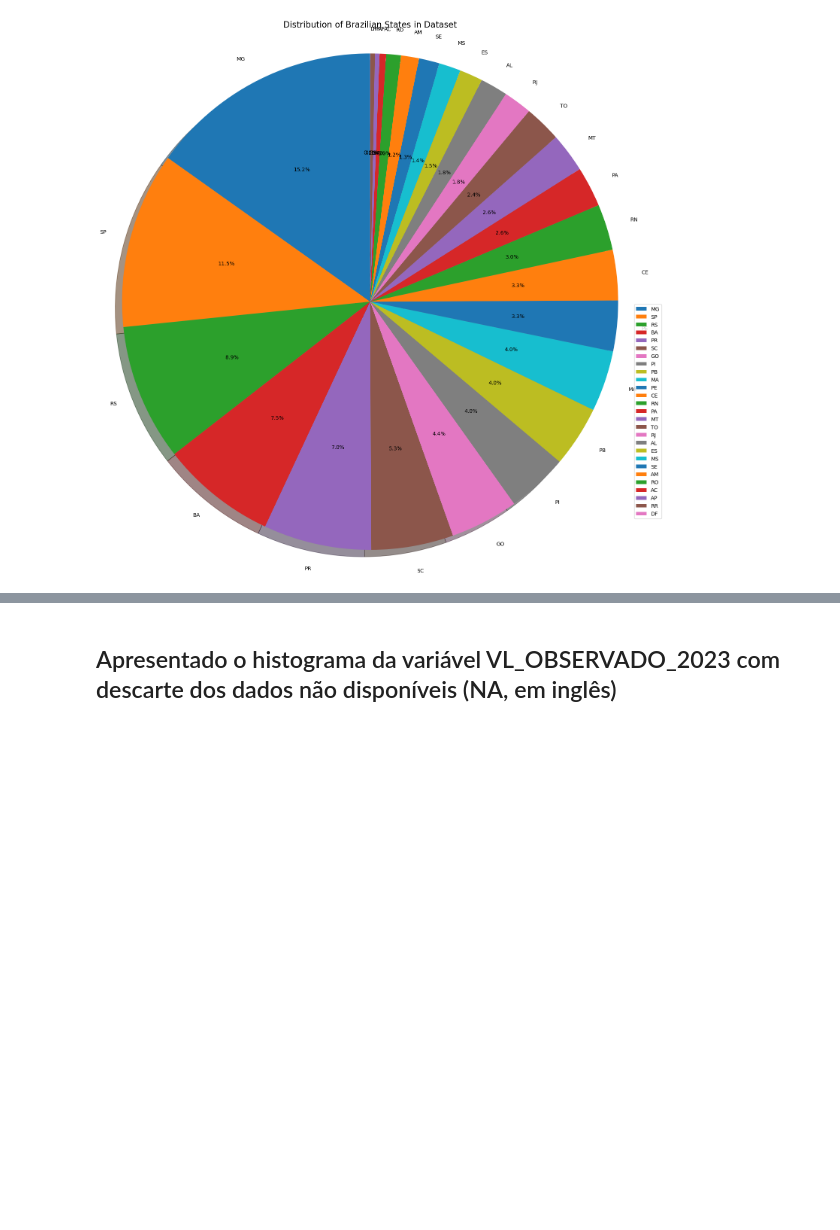
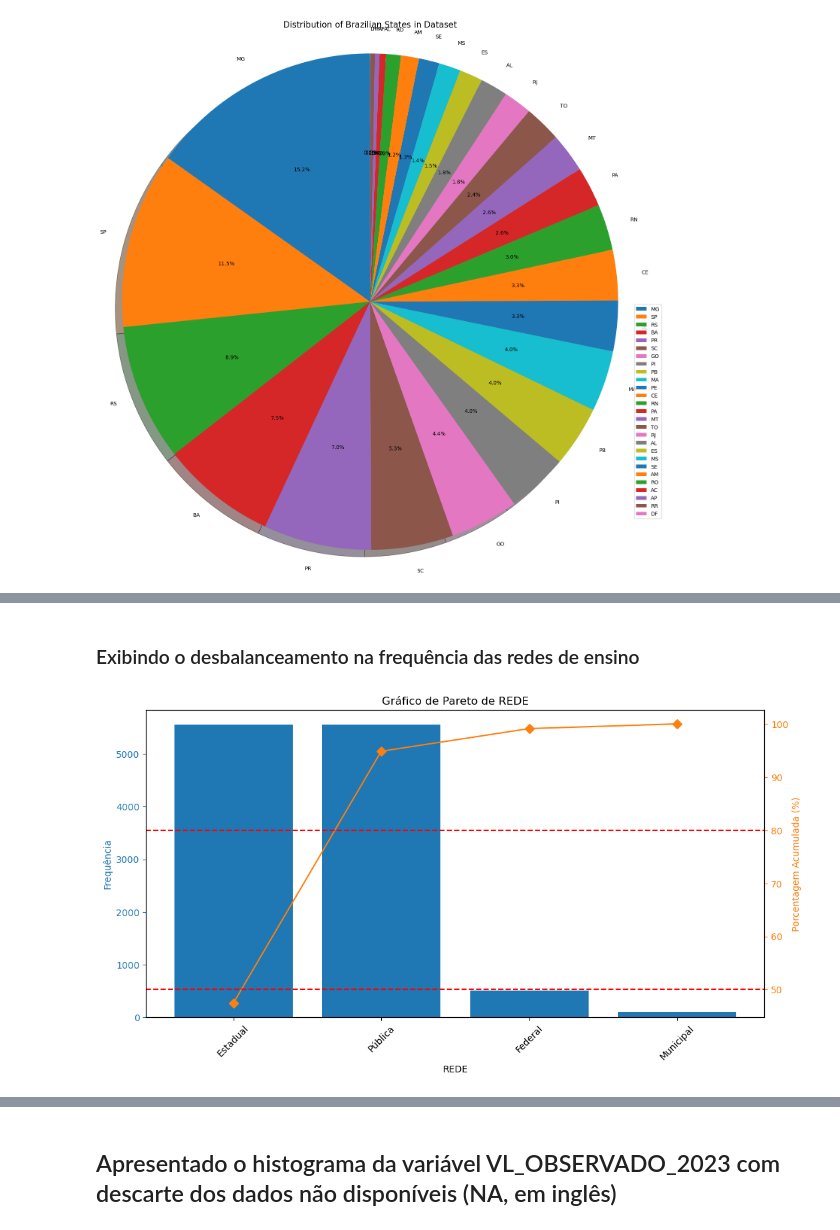
Before and after one commit to joaoleao83/notebook_joao_leao, a Jupyter notebook: MBA_CDIA_APRESENTACAO_JOAO_LEAO.ipynb, the cells around one changed output, grey strips where cells are left out. Saved outputs shown, nothing was run; the diff lists cells and outputs as text; code cells hidden in the pictures; blank space fills up the shorter version.

```diff
--- a/MBA_CDIA_APRESENTACAO_JOAO_LEAO.ipynb
+++ b/MBA_CDIA_APRESENTACAO_JOAO_LEAO.ipynb
@@ -198,0 +208,30 @@ plt.show()
+# %% [markdown]
+### Exibindo o desbalanceamento na frequência das redes de ensino
+# %%
+col = 'REDE'
+
+# Compute the frequency counts of the variable and sort them in descending order
+counts = df[col].value_counts().sort_values(ascending=False)
+cumulative_percentage = counts.cumsum() / counts.sum() * 100
+
+fig, ax1 = plt.subplots(figsize=(12, 6))
+
+# Bar chart for frequency counts
+ax1.bar(counts.index.astype(str), counts, color='C0')
+ax1.set_xlabel(col)
+ax1.set_ylabel('Frequência', color='C0')
+ax1.tick_params('y', colors='C0')
+plt.xticks(rotation=45)
+
+# Cumulative percentage line using a secondary axis
+ax2 = ax1.twinx()
+ax2.plot(counts.index.astype(str), cumulative_percentage, color='C1', marker="D", ms=7)
+ax2.set_ylabel('Porcentagem Acumulada (%)', color='C1')
+ax2.tick_params('y', colors='C1')
+ax2.axhline(80, color='red', linestyle='dashed')  # Optional: linha de referência dos 80%
+ax2.axhline(50, color='red', linestyle='dashed')  # Optional: linha de referência dos 50%
+
+plt.title(f'Gráfico de Pareto de {col}')
+plt.show()
+# %% [output]
+[figure, added]
```
Also changed, not shown: parts of 68 cells of this notebook.
